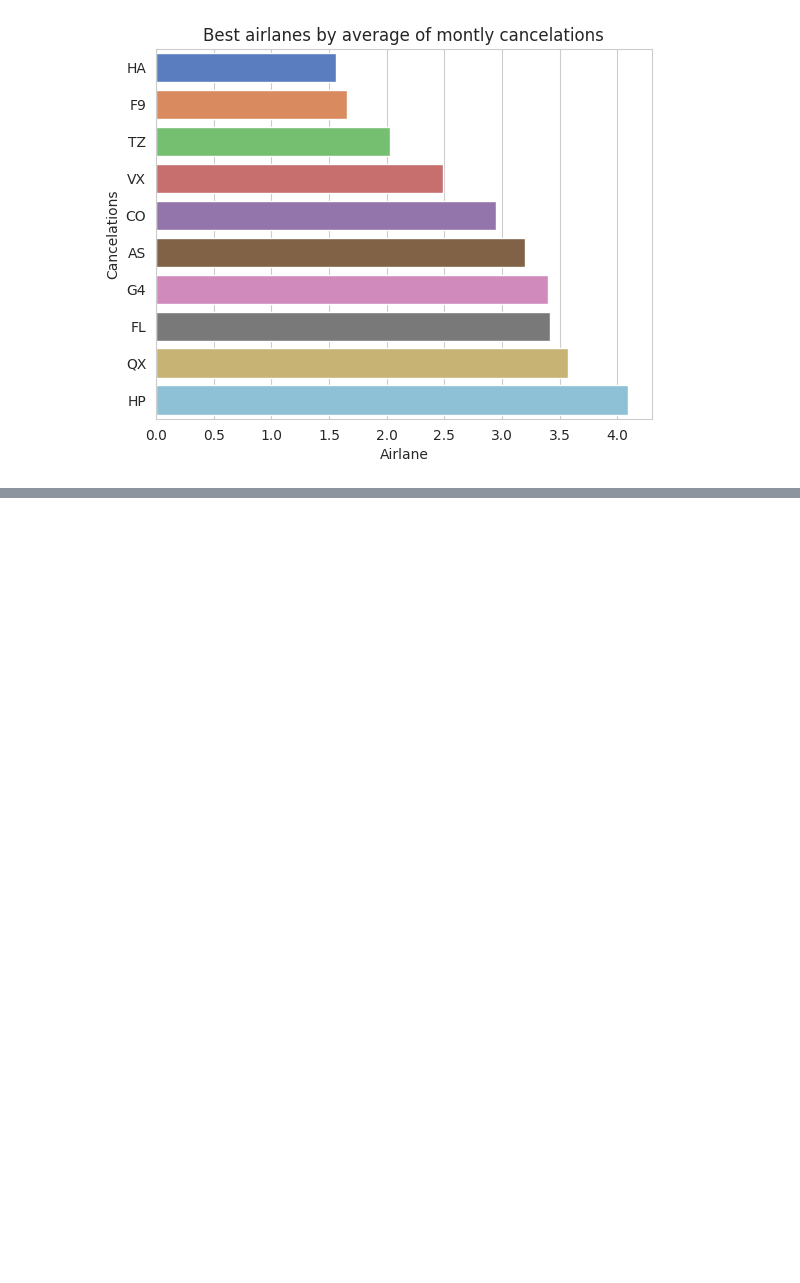
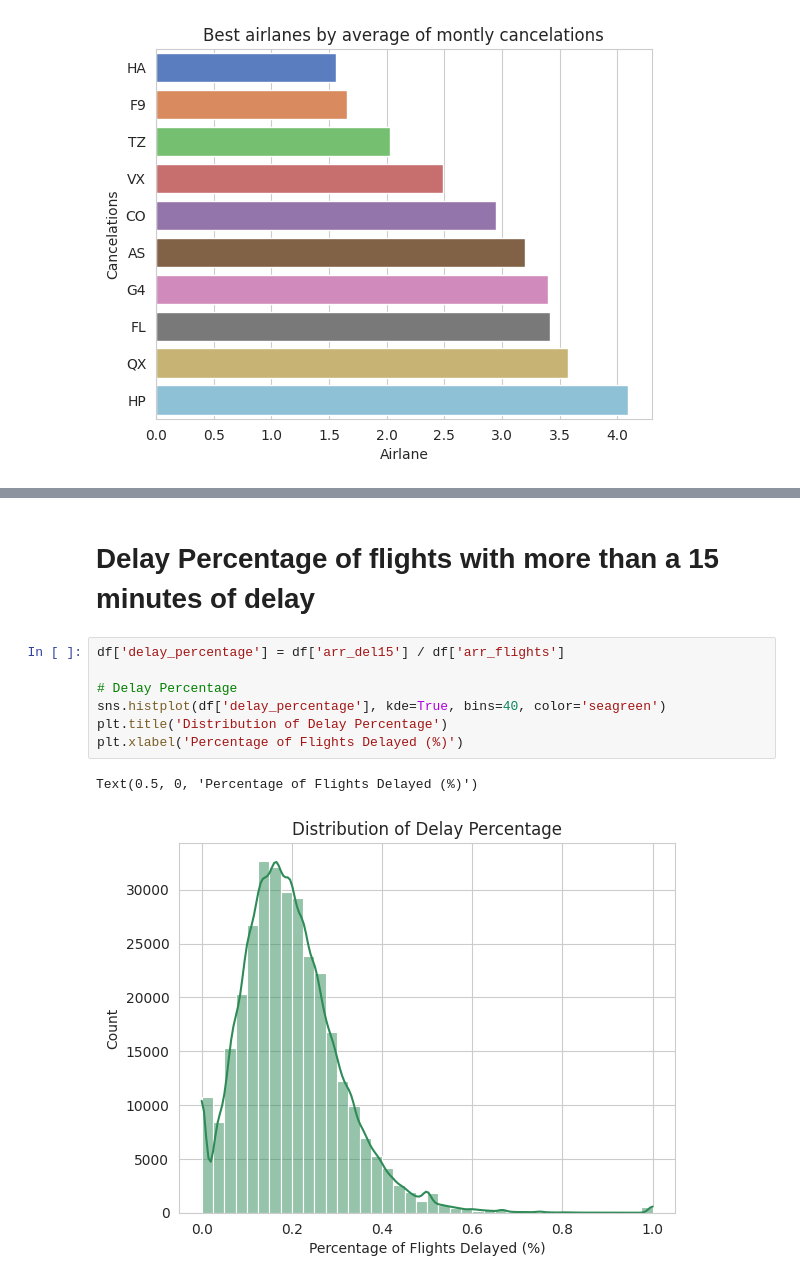
Before and after one commit to vydibot/-Flights-Analysis, a Jupyter notebook: flights-analysis.ipynb, the cells around one changed output, grey strips where cells are left out. Cells and saved outputs as stored; diff of their text form; blank space fills up the shorter version.

```diff
--- a/flights-analysis.ipynb
+++ b/flights-analysis.ipynb
@@ -477,0 +509,12 @@ Text(0, 0.5, 'Cancelations')
+# %% [markdown]
+# **Delay Percentage of flights with more than a 15 minutes of delay**
+# %%
+df['delay_percentage'] = df['arr_del15'] / df['arr_flights']
+
+# Delay Percentage
+sns.histplot(df['delay_percentage'], kde=True, bins=40, color='seagreen')
+plt.title('Distribution of Delay Percentage')
+plt.xlabel('Percentage of Flights Delayed (%)')
+# %% [output]
+Text(0.5, 0, 'Percentage of Flights Delayed (%)')
+[figure, added]
```
Also changed, not shown: parts of 10 cells of this notebook.
